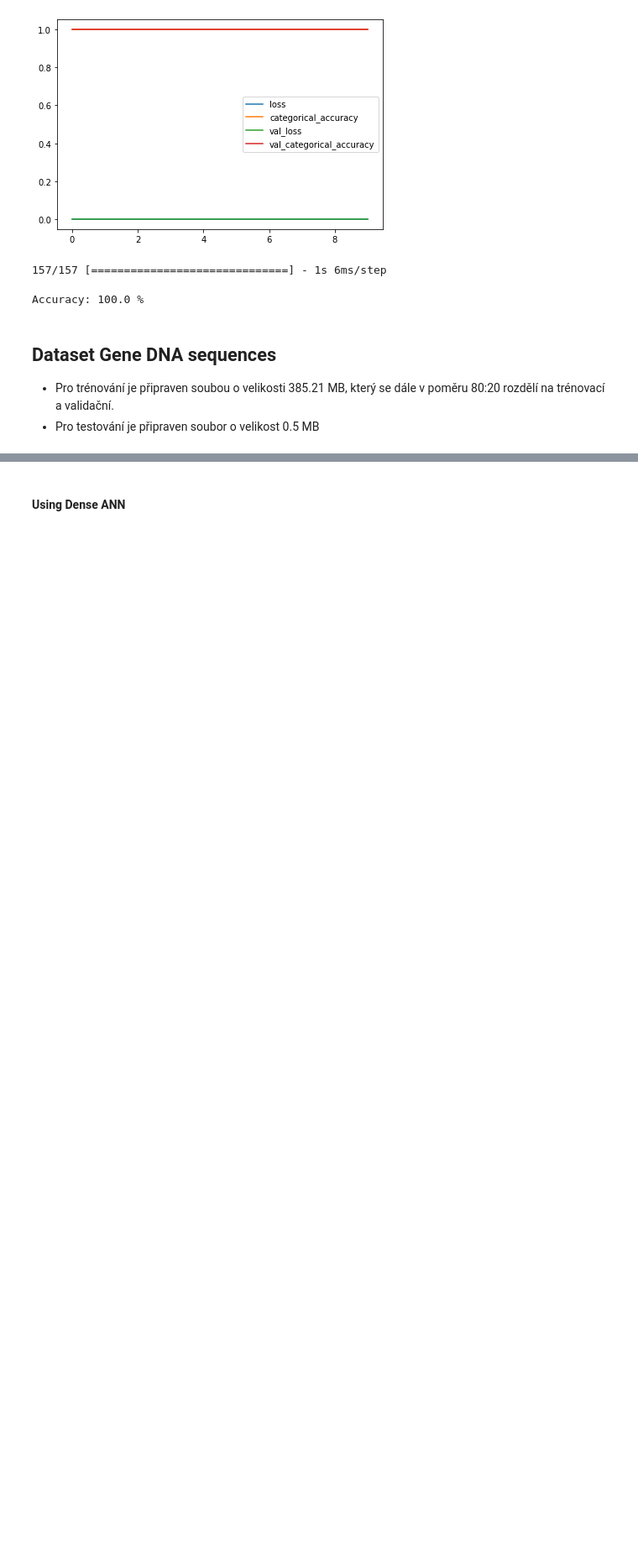
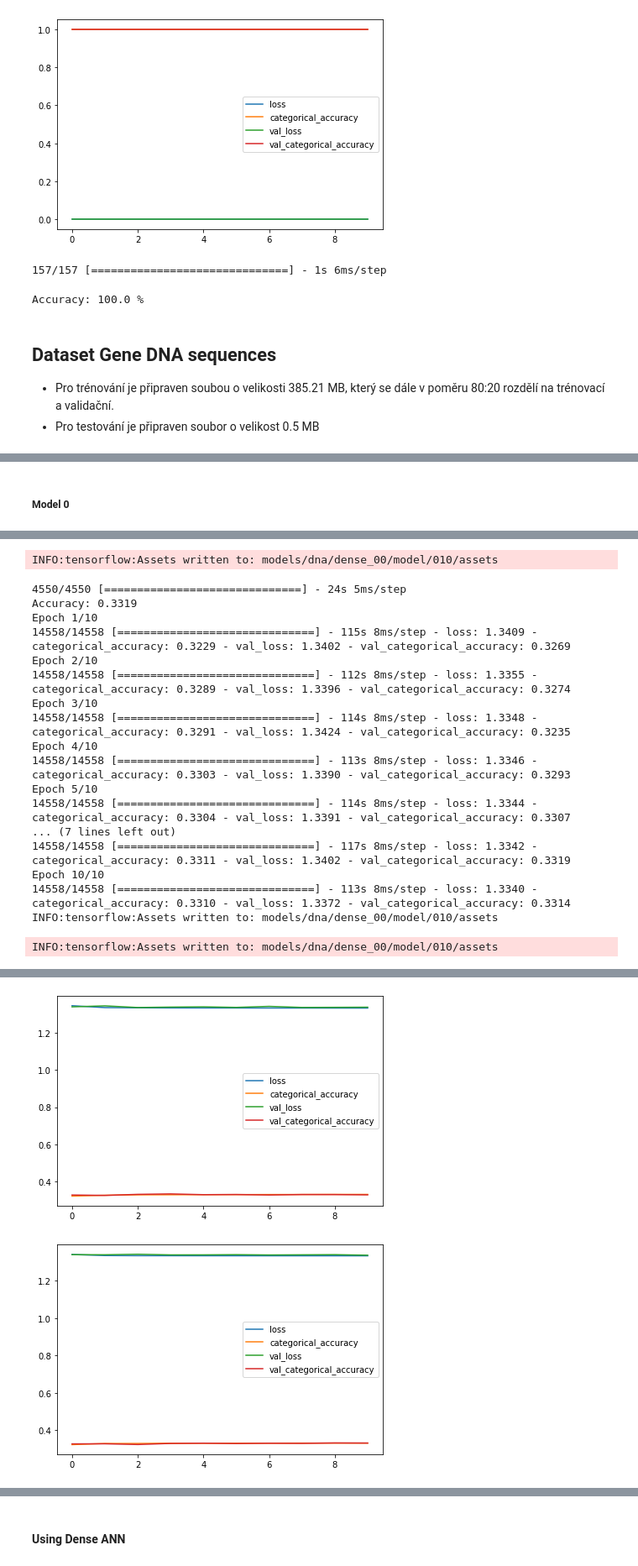
Before and after one commit to Weliras/Data-compression-and-neural-networks, a Jupyter notebook: SemestralProject.ipynb, the cells around one changed output, grey strips where cells are left out. Shown at 84% size. Saved outputs shown, nothing was run; the diff lists cells and outputs as text; code cells hidden in the pictures; blank space fills up the shorter version.

```diff
--- a/SemestralProject.ipynb
+++ b/SemestralProject.ipynb
@@ -209,0 +236,3 @@ def experiment(train_x, train_y, val_x, val_y, test_x, test_y, model, weight_fil
+# %%
+k = 3
+round((328192 + (1024 * (k * 256) + 1024)) * 4 / 1000 / 1000, PRECISION)
@@ -799,0 +868,4 @@ Accuracy: 100.0 %
+# %%
+# Get original size of file in bits
+original_size_in_bits = os.stat(test_filename).st_size * 8
+original_size_in_bits
@@ -810,0 +876,7 @@ Size of test dataset: 582252 B [0.5823160000000001 MB]
+# %%
+# Load test_x and test_y as bytes from one file
+# ANN will train on this test data
+test_x, test_y, test_loaded_size = load_data_binary(test_filename, seed=42, lengthOfSubstring=k, portion=1, max_size_in_bytes=5_000_000)
+test_x = np.array(test_x)
+test_y = np.array(test_y)
+print(f"\nSize of test dataset: {len(test_y)} B [{test_loaded_size / 1000 / 1000} MB]")
@@ -835,5 +914,6 @@ Test data: 36.8 %
 # %%
-# get original size of file in bits
-original_size_in_bits = len(test_y) * 8
-original_size_in_bits
+# Size of train, validation and test datasets
+print(f"Train set size (X, y): {train_x.shape}, {train_y.shape}")
+print(f"Validation set size (X, y): {val_x.shape}, {val_y.shape}")
+print(f"Test set size (X, y): {test_x.shape}, {test_y.shape}")
 # %% [output]
@@ -840,0 +1003,11 @@ original_size_in_bits
+# %% [markdown]
+##### Model 0
+# %%
+for b_s in batch_sizes:
+    model = create_dense_model_0()
+    weight_filepath = 'models/dna/dense_00/weights/01.best.hdf5'
+    model_filepath = 'models/dna/dense_00/model/010'
+
+    experiment(train_x, train_y, val_x, val_y, test_x, test_y, model, weight_filepath, model_filepath, original_size_in_bits, batch_size=b_s,
+              epochs=10, shuffle=True, k=k)
+# %% [output]
@@ -840,0 +1031,19 @@ original_size_in_bits
+INFO:tensorflow:Assets written to: models/dna/dense_00/model/010/assets
+4550/4550 [==============================] - 24s 5ms/step
+Accuracy: 0.3319
+Epoch 1/10
+14558/14558 [==============================] - 115s 8ms/step - loss: 1.3409 - categorical_accuracy: 0.3229 - val_loss: 1.3402 - val_categorical_accuracy: 0.3269
+Epoch 2/10
+14558/14558 [==============================] - 112s 8ms/step - loss: 1.3355 - categorical_accuracy: 0.3289 - val_loss: 1.3396 - val_categorical_accuracy: 0.3274
+Epoch 3/10
+14558/14558 [==============================] - 114s 8ms/step - loss: 1.3348 - categorical_accuracy: 0.3291 - val_loss: 1.3424 - val_categorical_accuracy: 0.3235
+Epoch 4/10
+14558/14558 [==============================] - 113s 8ms/step - loss: 1.3346 - categorical_accuracy: 0.3303 - val_loss: 1.3390 - val_categorical_accuracy: 0.3293
+Epoch 5/10
+14558/14558 [==============================] - 114s 8ms/step - loss: 1.3344 - categorical_accuracy: 0.3304 - val_loss: 1.3391 - val_categorical_accuracy: 0.3307
+... (7 lines left out)
+14558/14558 [==============================] - 117s 8ms/step - loss: 1.3342 - categorical_accuracy: 0.3311 - val_loss: 1.3402 - val_categorical_accuracy: 0.3319
+Epoch 10/10
+14558/14558 [==============================] - 113s 8ms/step - loss: 1.3340 - categorical_accuracy: 0.3310 - val_loss: 1.3372 - val_categorical_accuracy: 0.3314
+INFO:tensorflow:Assets written to: models/dna/dense_00/model/010/assets
+INFO:tensorflow:Assets written to: models/dna/dense_00/model/010/assets
@@ -840,0 +1052,2 @@ original_size_in_bits
+[figure, added]
+[figure, added]
```
Also changed, not shown: parts of 76 cells of this notebook.
